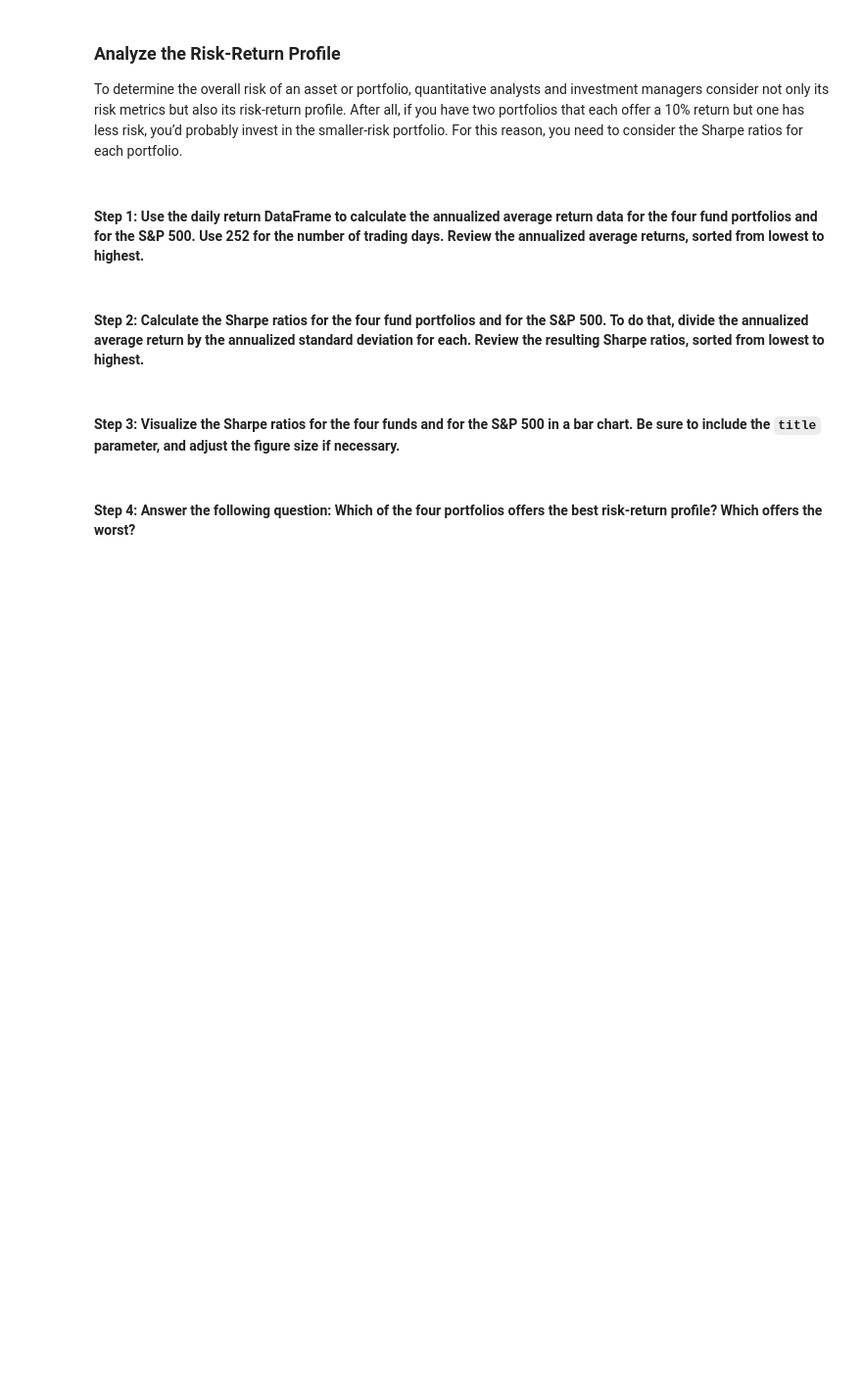
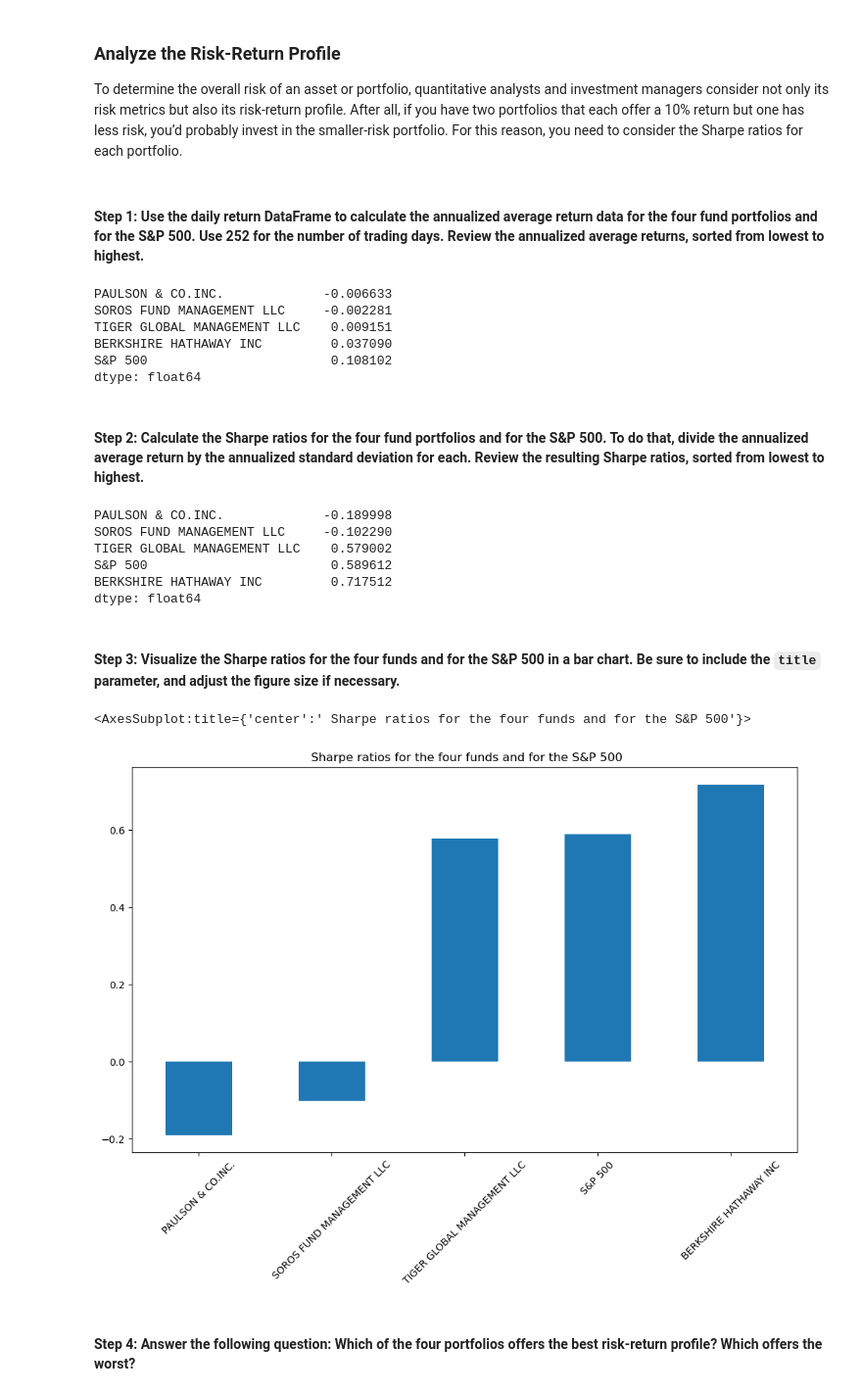
Before and after one commit to BorisDudkin/FinTech_Module4_Risk_Return_Analysis, a Jupyter notebook: risk_return_analysis.ipynb, the cells around one changed output. Shown at 98% size. Cells and saved outputs as stored; diff of their text form; code cells hidden in the pictures; blank space fills up the shorter version.

Commit message:
risk-return analysis added to Risk Return Analysis

```diff
--- a/risk_return_analysis.ipynb
+++ b/risk_return_analysis.ipynb
@@ -349,19 +349,40 @@ To determine the overall risk of an asset or portfolio, quantitative analysts an
 # Calculate the annual average return data for the for fund portfolios and the S&P 500
 # Use 252 as the number of trading days in the year
 # Review the annual average returns sorted from lowest to highest
-# YOUR CODE HERE
+average_annual_funds_daily_returns = funds_daily_returns.mean()*trading_days
+average_annual_funds_daily_returns_sorted = average_annual_funds_daily_returns.sort_values()
+average_annual_funds_daily_returns_sorted
+# %% [output]
+PAULSON & CO.INC.             -0.006633
+SOROS FUND MANAGEMENT LLC     -0.002281
+TIGER GLOBAL MANAGEMENT LLC    0.009151
+BERKSHIRE HATHAWAY INC         0.037090
+S&P 500                        0.108102
+dtype: float64
 # %% [markdown]
 #### Step 2: Calculate the Sharpe ratios for the four fund portfolios and for the S&P 500. To do that, divide the annualized average return by the annualized standard deviation for each. Review the resulting Sharpe ratios, sorted from lowest to highest.
 # %%
 # Calculate the annualized Sharpe Ratios for each of the 4 portfolios and the S&P 500.
 # Review the Sharpe ratios sorted lowest to highest
-# YOUR CODE HERE
+sharpe_ratio = average_annual_funds_daily_returns / annualized_standard_deviation
+sharpe_ratio_sorted = sharpe_ratio.sort_values()
+sharpe_ratio_sorted
+# %% [output]
+PAULSON & CO.INC.             -0.189998
+SOROS FUND MANAGEMENT LLC     -0.102290
+TIGER GLOBAL MANAGEMENT LLC    0.579002
+S&P 500                        0.589612
+BERKSHIRE HATHAWAY INC         0.717512
+dtype: float64
 # %% [markdown]
 #### Step 3: Visualize the Sharpe ratios for the four funds and for the S&P 500 in a bar chart. Be sure to include the `title` parameter, and adjust the figure size if necessary.
 # %%
 # Visualize the Sharpe ratios as a bar chart
 # Include a title parameter and adjust the figure size
-# YOUR CODE HERE
+sharpe_ratio_sorted.plot.bar(title = ' Sharpe ratios for the four funds and for the S&P 500', figsize = (12, 7), rot = 45)
+# %% [output]
+<AxesSubplot:title={'center':' Sharpe ratios for the four funds and for the S&P 500'}>
+[figure, added]
 # %% [markdown]
 #### Step 4: Answer the following question: Which of the four portfolios offers the best risk-return profile? Which offers the worst?
 # %% [markdown]
```
Also changed, not shown: parts of 1 cell of this notebook.
